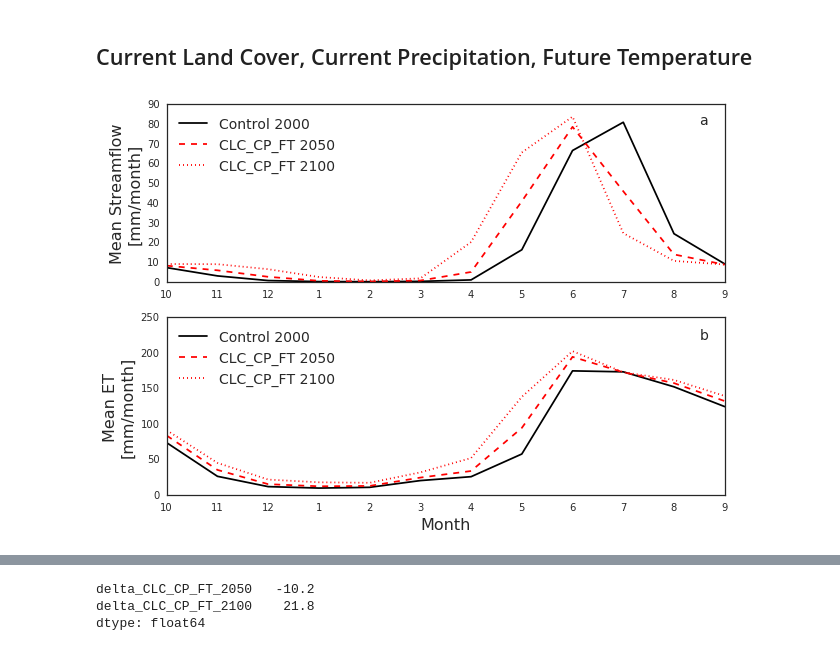
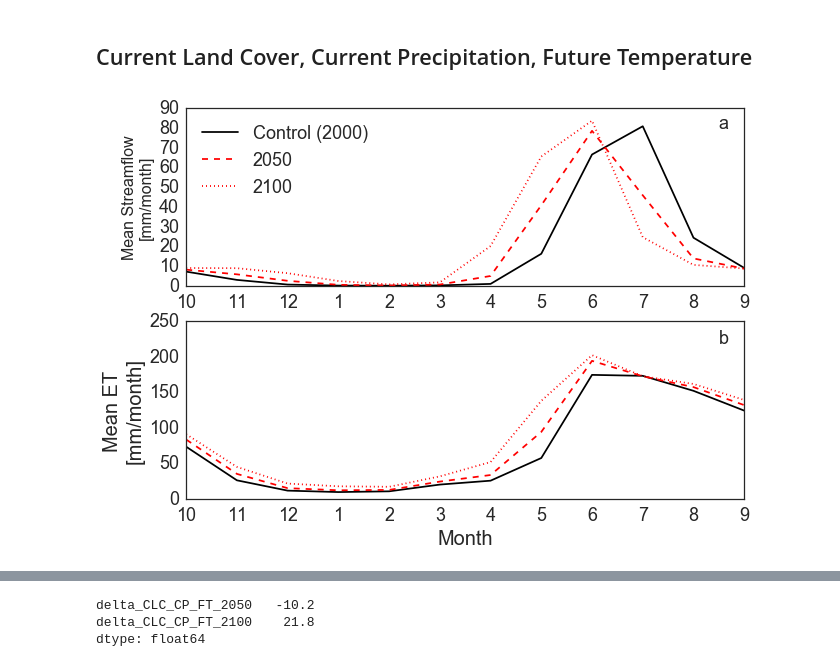
Before and after one commit to theobarnhart/rhessys_prep_analysis, a Jupyter notebook: ComoCreek/Visualize Experiment V2.ipynb, the cells around one changed output, grey strips where cells are left out. Drawn from its saved outputs; the diff is of its cells as text; code cells hidden in the pictures.

```diff
--- a/ComoCreek/Visualize Experiment V2.ipynb
+++ b/ComoCreek/Visualize Experiment V2.ipynb
@@ -266,6 +348,8 @@ for i in range(len(tmp)):
     out['evap'] = tmp.evap[i]
     out['leakage'] = tmp.leakage[i]
     out['root_storage'] = tmp.root_storage[i]
+    out['swe'] = tmp.swe[i]
+    out['snowmelt'] = tmp.snowmelt[i]
 
     # resample the data frame to monthly
     out.index = pd.DatetimeIndex(dates)
@@ -678,17 +906,21 @@ for i in range(len(tmp)):
 dat.loc[dat.decade==0].groupby(by='month').mean()['sf'].plot(c='k',ls='-', figsize=(10,3),label='Control 2000')
 
 # more P
-dat.loc[(dat.decade==5) & (dat.name == 'CLC_MP_CT')].groupby(by='month').mean()['sf'].plot(c='b',ls='--',label='CLC_MP_CT 2050')
-dat.loc[(dat.decade==10) & (dat.name == 'CLC_MP_CT')].groupby(by='month').mean()['sf'].plot(c='b',ls=':',label='CLC_MP_CT 2100')
+dat.loc[(dat.decade==5) & (dat.name == 'CLC_MP_CT')].groupby(by='month').mean()['sf'].plot(c='b',ls='--',label='More Precip. 2050')
+dat.loc[(dat.decade==10) & (dat.name == 'CLC_MP_CT')].groupby(by='month').mean()['sf'].plot(c='b',ls=':',label='More Precip. 2100')
 
 # less P
-dat.loc[(dat.decade==5) & (dat.name == 'CLC_LP_CT')].groupby(by='month').mean()['sf'].plot(c='r',ls='--',label='CLC_LP_CT 2050')
-dat.loc[(dat.decade==10) & (dat.name == 'CLC_LP_CT')].groupby(by='month').mean()['sf'].plot(c='r',ls=':',label='CLC_LP_CT 2100')
+dat.loc[(dat.decade==5) & (dat.name == 'CLC_LP_CT')].groupby(by='month').mean()['sf'].plot(c='r',ls='--',label='Less Precip. 2050')
+dat.loc[(dat.decade==10) & (dat.name == 'CLC_LP_CT')].groupby(by='month').mean()['sf'].plot(c='r',ls=':',label='Less Precip. 2100')
 
-plt.legend(loc='upper left', fontsize = 14)
-plt.xlabel('Month', fontsize = 16)
-plt.ylabel('Mean Streamflow\n[mm/month]', fontsize = 16)
+plt.legend(loc='upper left', fontsize = 16)
+plt.xlabel('Month', fontsize = 20)
+plt.ylabel('Mean Streamflow\n[mm/month]', fontsize = 20)
 plt.xticks(np.arange(1,13),months_as_water_year,rotation=0)
+ax = plt.gca()
+[tick.label.set_fontsize(18) for tick in ax.xaxis.get_major_ticks()];
+[tick.label.set_fontsize(18) for tick in ax.yaxis.get_major_ticks()];
+
 if printfig: plt.savefig('./figures/CLC_Precip_change.png',dpi=300,bbox_inches='tight')
 if printfig: plt.savefig('./figures/CLC_Precip_change.pdf',bbox_inches='tight')
 # %% [output]
@@ -854,28 +1097,32 @@ for i in range(len(tmp)):
 # %%
 fig = plt.figure(figsize=(10,7))
 ax1 = fig.add_subplot(211)
 ax2 = fig.add_subplot(212)
 plt.sca(ax1)
-dat.loc[dat.decade==0].groupby(by='month').mean()['sf'].plot(c='k',ls='-',label='Control 2000',ax=ax1)
-dat.loc[(dat.decade==5) & (dat.name == 'CLC_CP_FT')].groupby(by='month').mean()['sf'].plot(c='r',ls='--',label='CLC_CP_FT 2050',ax=ax1)
-dat.loc[(dat.decade==10) & (dat.name == 'CLC_CP_FT')].groupby(by='month').mean()['sf'].plot(c='r',ls=':',label='CLC_CP_FT 2100',ax=ax1)
-plt.legend(loc='upper left', fontsize = 14)
+dat.loc[dat.decade==0].groupby(by='month').mean()['sf'].plot(c='k',ls='-',label='Control (2000)',ax=ax1)
+dat.loc[(dat.decade==5) & (dat.name == 'CLC_CP_FT')].groupby(by='month').mean()['sf'].plot(c='r',ls='--',label='2050',ax=ax1)
+dat.loc[(dat.decade==10) & (dat.name == 'CLC_CP_FT')].groupby(by='month').mean()['sf'].plot(c='r',ls=':',label='2100',ax=ax1)
+plt.legend(loc='upper left', fontsize = 18)
 plt.xlabel('', fontsize = 16)
 plt.ylabel('Mean Streamflow\n[mm/month]', fontsize = 16)
 plt.xticks(np.arange(1,13),months_as_water_year,rotation=0);
-plt.text(11.5,80,'a',fontsize=14)
+plt.text(11.5,80,'a',fontsize=18)
 
 plt.sca(ax2)
 dat.loc[dat.decade==0].groupby(by='month').mean()['et'].plot(c='k',ls='-',label='Control 2000',ax=ax2)
 dat.loc[(dat.decade==5) & (dat.name == 'CLC_CP_FT')].groupby(by='month').mean()['et'].plot(c='r',ls='--',label='CLC_CP_FT 2050',ax=ax2)
 dat.loc[(dat.decade==10) & (dat.name == 'CLC_CP_FT')].groupby(by='month').mean()['et'].plot(c='r',ls=':',label='CLC_CP_FT 2100',ax=ax2)
-plt.legend(loc='upper left', fontsize = 14)
-plt.xlabel('Month', fontsize = 16)
-plt.ylabel('Mean ET\n[mm/month]', fontsize = 16)
+#plt.legend(loc='upper left', fontsize = 14)
+plt.xlabel('Month', fontsize = 20)
+plt.ylabel('Mean ET\n[mm/month]', fontsize = 20)
 plt.xticks(np.arange(1,13),months_as_water_year,rotation=0);
-plt.text(11.5,220,'b',fontsize=14)
+plt.text(11.5,220,'b',fontsize=18)
+
+for ax in [ax1,ax2]:
+    [tick.label.set_fontsize(18) for tick in ax.xaxis.get_major_ticks()];
+    [tick.label.set_fontsize(18) for tick in ax.yaxis.get_major_ticks()];
 
 if printfig: plt.savefig('./figures/CLC_temp_change.png',dpi=300,bbox_inches='tight')
 if printfig: plt.savefig('./figures/CLC_temp_change.pdf',bbox_inches='tight')
 # %% [output]
-[figure, old version]
+[figure, new version]
```
Also changed, not shown: parts of 48 cells of this notebook.
